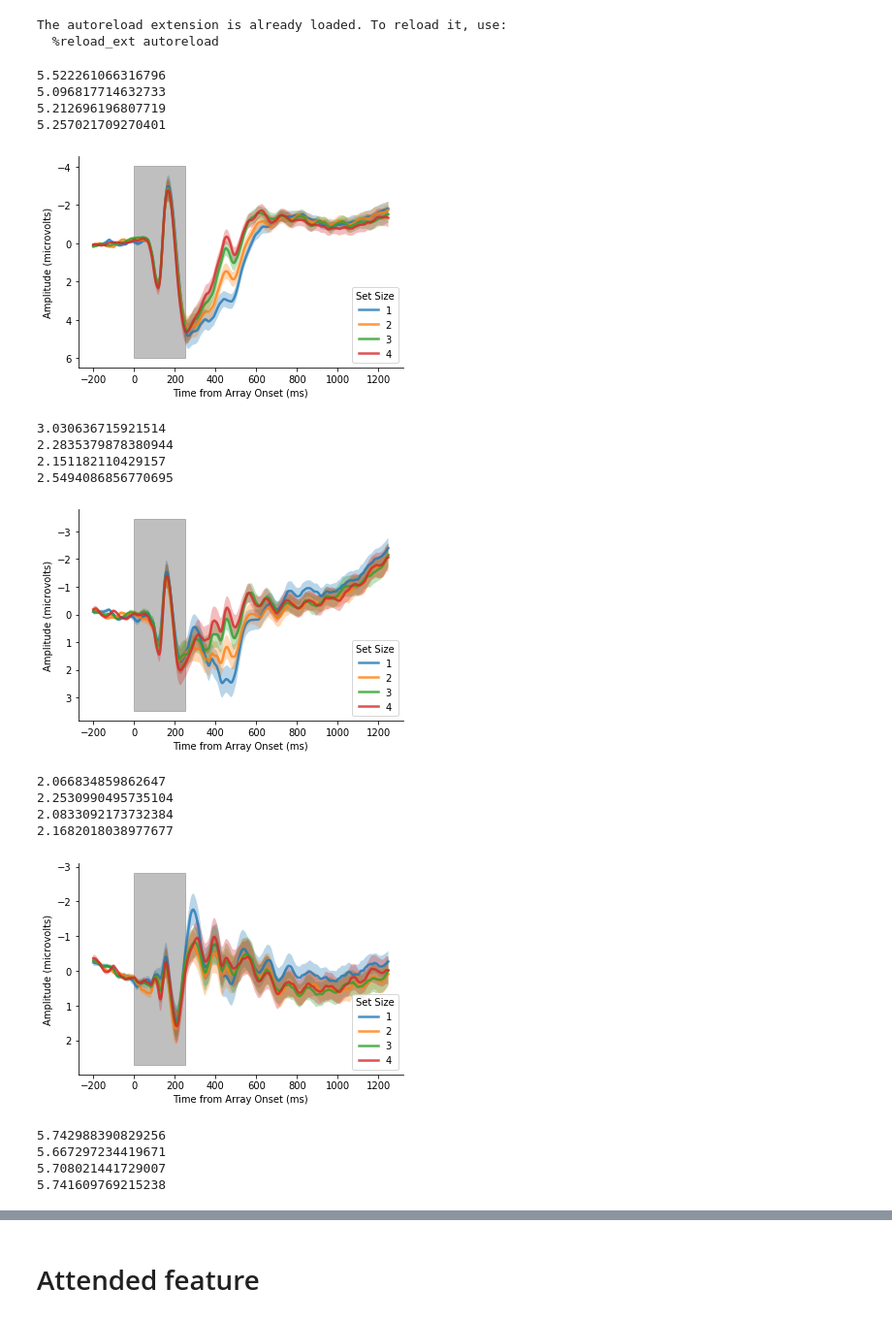
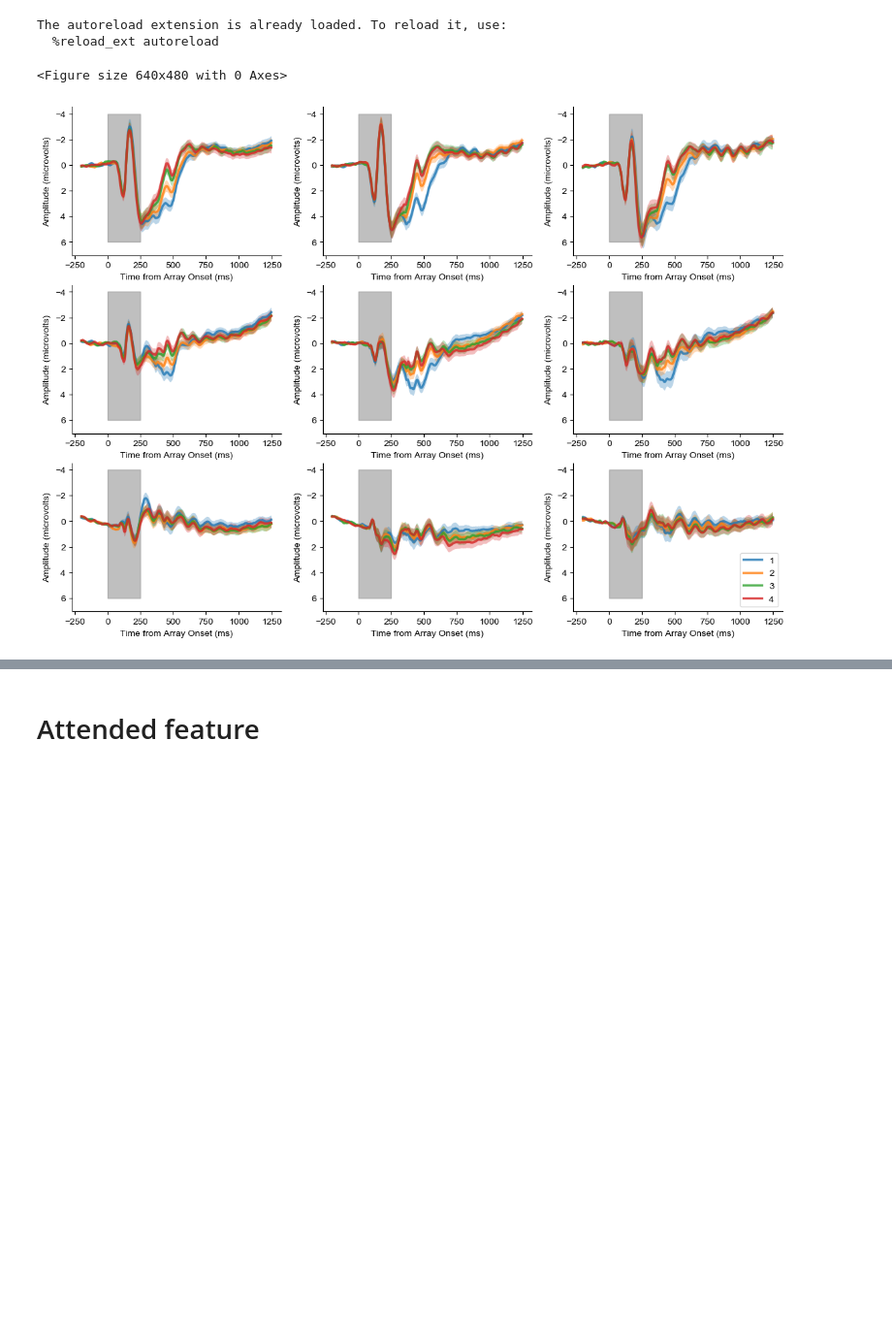
Before and after one commit to WilliamThyer/Thyer-et-al-2021, a Jupyter notebook: plot_erp.ipynb, the cells around one changed output, grey strips where cells are left out. Shown at 97% size. Cells and saved outputs as stored; diff of their text form; code cells hidden in the pictures; blank space fills up the shorter version.

```diff
--- a/plot_erp.ipynb
+++ b/plot_erp.ipynb
@@ -9,33 +10,25 @@ np.random.seed(42)
 The autoreload extension is already loaded. To reload it, use:
   %reload_ext autoreload
 # %%
+plt.clf()
+
 experiment_names = ['1801','1901','1902']
-for experiment_name in experiment_names:
+fig,axes = plt.subplots(3,3,figsize=(14,10),sharex=True,sharey=True)
+
+for iexp, experiment_name in enumerate(experiment_names):
 
     data_dir = f'./data/{experiment_name}'
     exp = decode_eeg.Experiment(experiment_name,data_dir,test=False)
     erp = decode_eeg.ERP(exp,subtitle=experiment_name)
     xdata_all, ydata_all = erp.load_all_eeg()
-    for subtitle,subset in zip(['_ssPO_','_ssC_','_ssF_'],[('P','O'),('C'),('F')]):
-        subtitle+='experiment_name_'
-        erp.plot_ss(xdata_all,ydata_all,subtitle=subtitle,electrode_subset=subset,savefig=False)
+
+    for isubset,(subtitle,subset) in enumerate(zip(['_ssPO','_ssC','_ssF'],[('P','O'),('C'),('F')])):
+        erp.plot_ss(xdata_all, ydata_all,ax = axes[isubset,iexp], electrode_subset=subset)
+axes[iexp,isubset].legend(loc='lower right')
+
+plt.savefig('output/figures/erps.png',dpi=500,bbox_inches='tight')
+plt.savefig('output/figures/erps.pdf',dpi=500,bbox_inches='tight')
+plt.show()
 # %% [output]
-5.522261066316796
-5.096817714632733
-5.212696196807719
-5.257021709270401
+<Figure size 640x480 with 0 Axes>
-[figure, old version]
+[figure, new version]
-3.030636715921514
-2.2835379878380944
-2.151182110429157
-2.5494086856770695
-[figure, removed]
-2.066834859862647
-2.2530990495735104
-2.0833092173732384
-2.1682018038977677
-[figure, removed]
-5.742988390829256
-5.667297234419671
-5.708021441729007
-5.741609769215238
```
Also changed, not shown: parts of 2 cells of this notebook, 6 other files.
